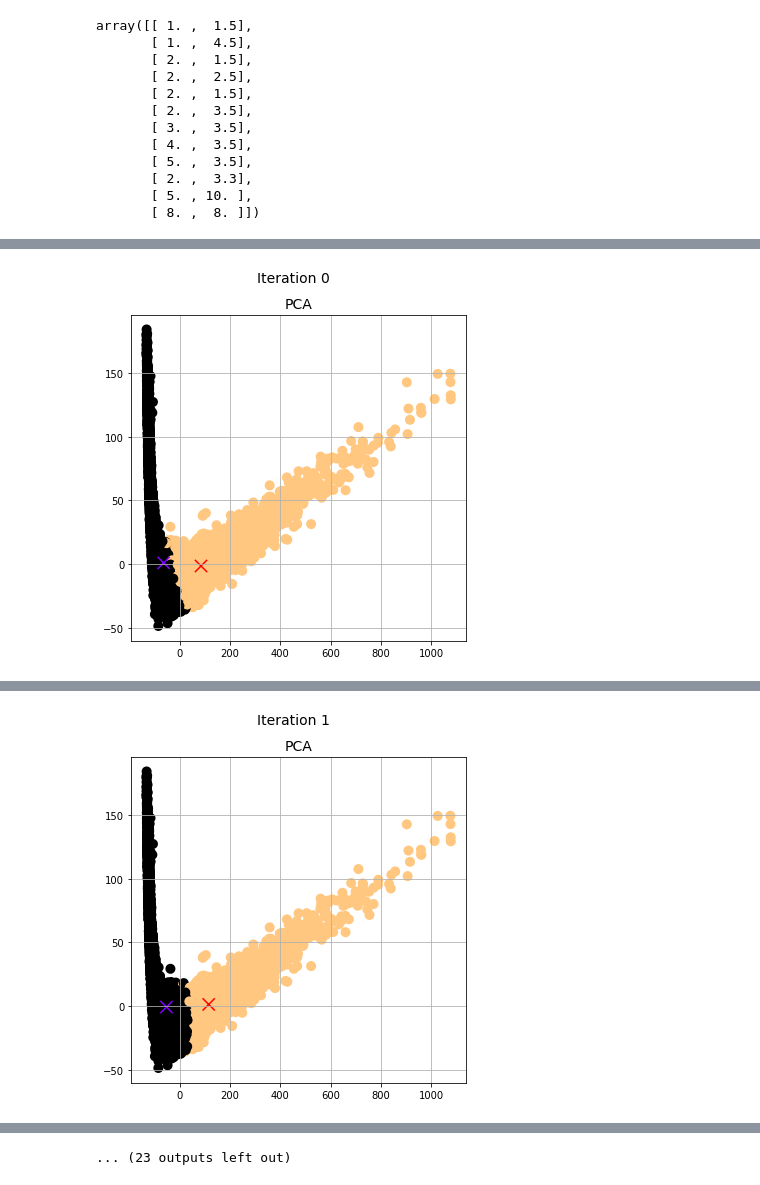
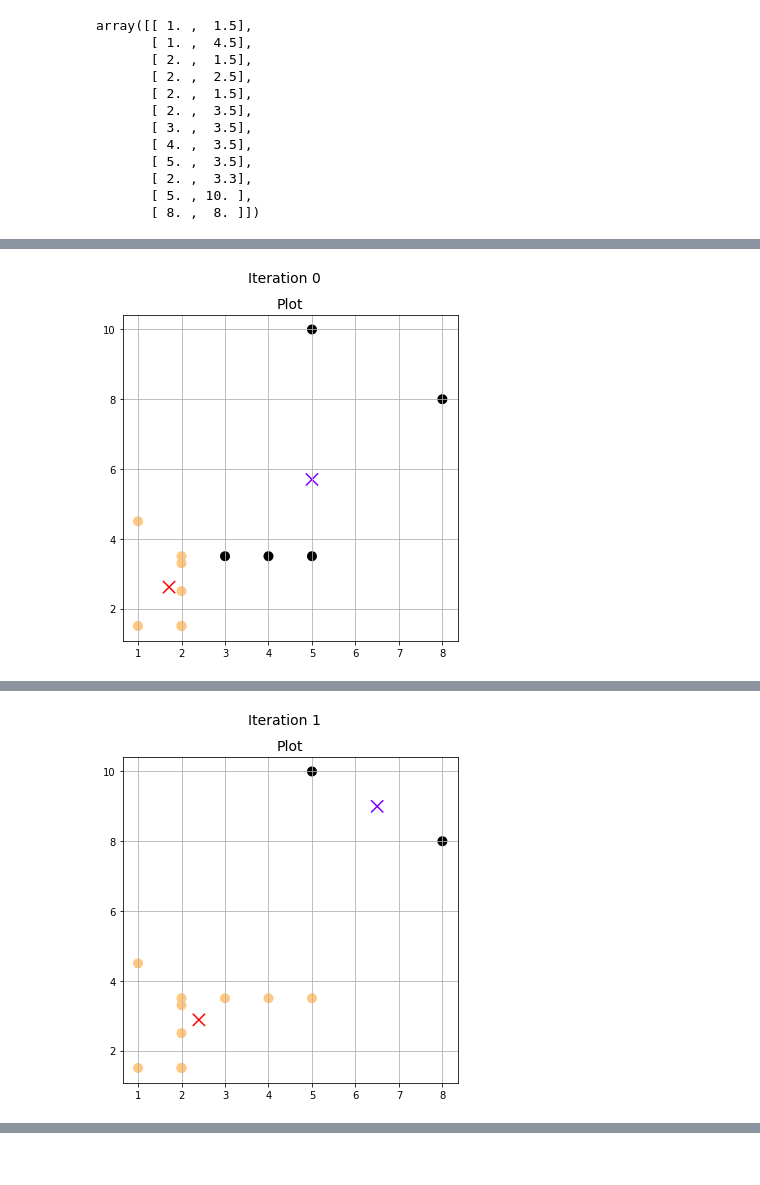
Before and after one commit to joaxkal/SDM, a Jupyter notebook: kmeans/KMeans.ipynb, the cells around one changed output, grey strips where cells are left out. Drawn from its saved outputs; the diff is of its cells as text; code cells hidden in the pictures.

Commit message:
add robin v.1

```diff
--- a/kmeans/KMeans.ipynb
+++ b/kmeans/KMeans.ipynb
@@ -132,6 +132,40 @@ class Kmeans:
               self.points.copy(), self.centroids.copy())
         self.calculate_all_centroids()
 
+      if method=='robin':
+        clf = LocalOutlierFactor(n_neighbors=3, novelty=True)
+        # temporary auxiliary column (only for i=0): robin_dist
+        # create new matrix 'points_aux'for it
+        robin_dist=np.full(shape=(self.points.shape[0], 1),fill_value=-1)
+        points_aux=np.append(self.points, robin_dist, axis=1)
+
+        for i in range(0,self.k):
+          if i==0:
+            # select random point r
+            random=randint(0,self.k)
+            r=self.points[random,:].copy()
+            points_aux[:,-1]=np.linalg.norm(
+                points_aux[:,:-4]-r[:-3],axis=1)
+            # sort descending by distance to r, drop temporary column
+            points_aux=points_aux[points_aux[:, -1].argsort()[::-1]][:,:-1]
+
+          else:
+            points_aux, self.centroids[:i,:]=self.assign_clusters(
+                points_aux[:,:].copy(), self.centroids[:i,:].copy())
+            # sort descending by distance to the closest centroid
+            points_aux=points_aux[points_aux[:, -1].argsort()[::-1]]
+
+          for pt in points_aux:
+            tmp=np.delete(points_aux, int(pt[-3]), axis=0)[:,0:-3]
+            clf.fit(tmp)
+            LOF=clf.predict(pt[0:-3].reshape(1, -1))
+            if LOF[0]==1:
+              self.centroids[i,:-2]=pt[:-3].copy()
+              break
+      # assign points to the nearest clusters and recalculate
+      self.points, self.centroids = self.assign_clusters(
+            self.points.copy(), self.centroids.copy())
+      self.calculate_all_centroids()
 
     def plot_clusters(self, points, centroids, i):
         #select subset of dataframe with features
@@ -241,11 +276,11 @@ array([[ 1. ,  1.5],
        [ 8. ,  8. ]])
 # %%
 # Own implementation testing:
-ex4=Kmeans(2, data_htru)
-ex4.initialize_clusters(method='kmpp')
+ex4=Kmeans(2, data)
+ex4.initialize_clusters(method='robin')
 ex4.MacQueen(make_plots=True)
-own_NMI= normalized_mutual_info_score(data_htru_raw[:,-1], ex4.points[:,-2])
-print('own implementation:',own_NMI)
+#own_NMI= normalized_mutual_info_score(data_skin_raw[:,-1], ex4.points[:,-2])
+#print('own implementation:',own_NMI)
 
 #Sklearn clustering to compare
 #from sklearn.cluster import KMeans
@@ -258 +293 @@ ITERATION 0 2020-03-23 21:05:53.104444
-[figure, old version]
+[figure, new version]
@@ -260 +295 @@ ITERATION 1 2020-03-23 21:05:54.274527
-[figure, old version]
+[figure, new version]
@@ -269 +295,0 @@ ITERATION 5 2020-03-23 21:05:58.927741
-... (23 outputs left out)
```
Also changed, not shown: parts of 3 cells of this notebook.
